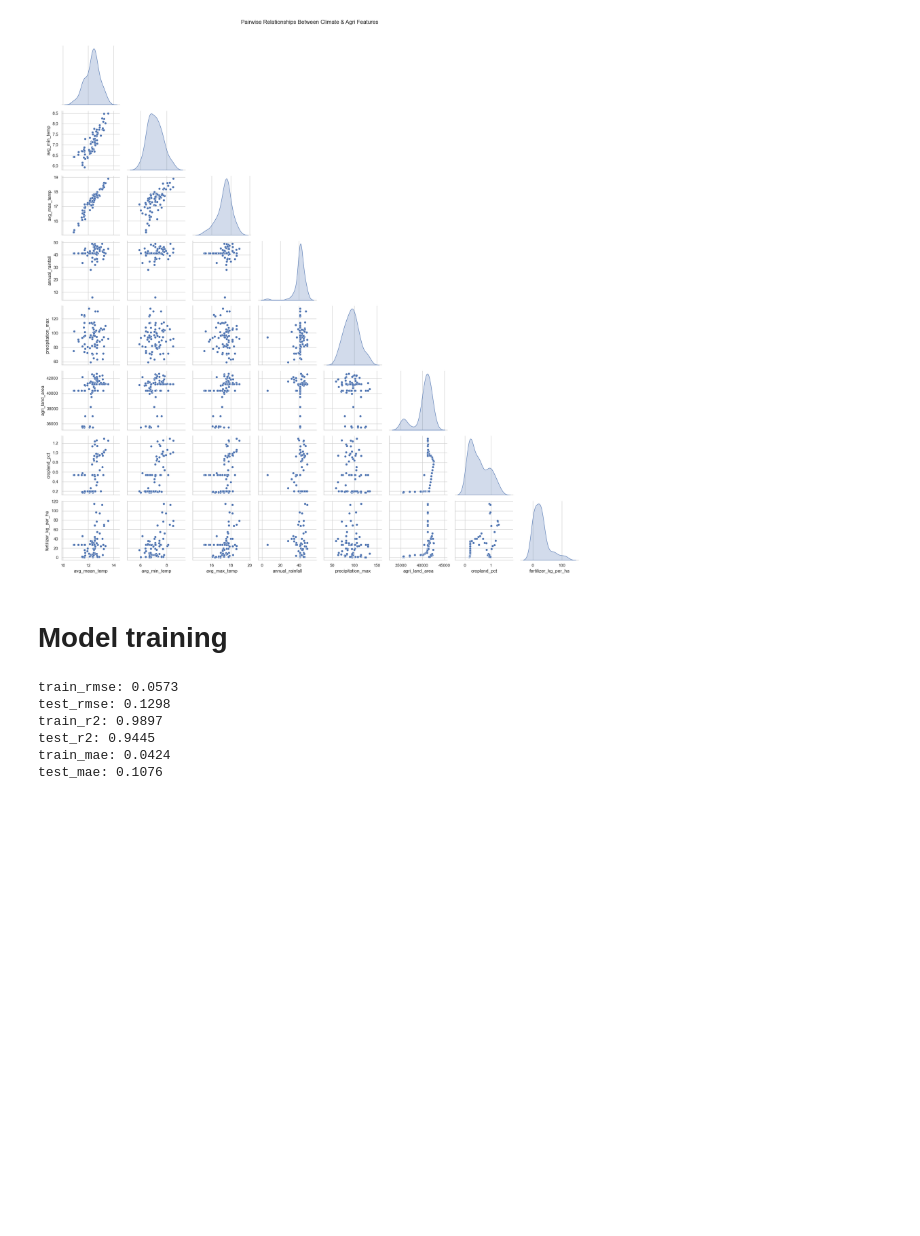
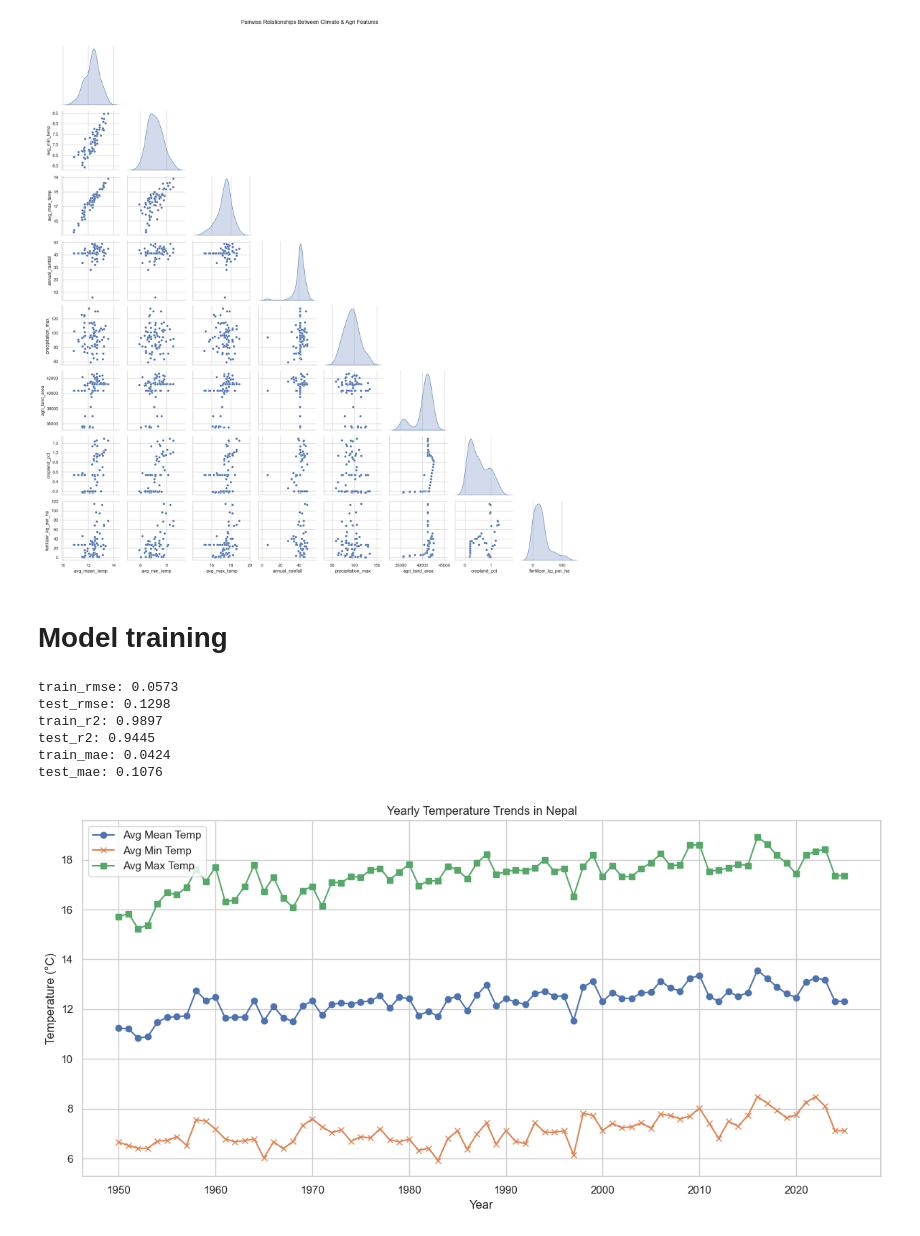
Before and after one commit to Omdena-NIC-Nepal/capstone-project-sabinvankathmandu, a Jupyter notebook: notebooks/datautils_exploration.ipynb, the cells around one changed output. Saved outputs shown, nothing was run; the diff lists cells and outputs as text; code cells hidden in the pictures; blank space fills up the shorter version.

Commit message:
visualizaion notebooks wip

```diff
--- a/notebooks/datautils_exploration.ipynb
+++ b/notebooks/datautils_exploration.ipynb
@@ -86,7 +86,7 @@ y
 Name: avg_mean_temp, Length: 76, dtype: float64
 # %%
 # Set visual style
-sns.set(style="whitegrid")
+sns.set_theme(style="whitegrid")
 plt.rcParams["figure.figsize"] = (10, 6)
 # %%
 def plot_eda(df):
@@ -304,3 +304,81 @@ train_r2: 0.9897
 test_r2: 0.9445
 train_mae: 0.0424
 test_mae: 0.1076
+# %%
+import pandas as pd
+import matplotlib.pyplot as plt
+import seaborn as sns
+
+# Load dataset
+
+
+# Set plot style
+sns.set_theme(style="whitegrid")
+
+# Plot 1: Yearly Temperature Trends (Mean, Min, Max)
+plt.figure(figsize=(12, 6))
+plt.plot(df['year'], df['avg_mean_temp'], label='Avg Mean Temp', marker='o')
+plt.plot(df['year'], df['avg_min_temp'], label='Avg Min Temp', marker='x')
+plt.plot(df['year'], df['avg_max_temp'], label='Avg Max Temp', marker='s')
+plt.xlabel('Year')
+plt.ylabel('Temperature (°C)')
+plt.title('Yearly Temperature Trends in Nepal')
+plt.legend()
+plt.tight_layout()
+plt.show()
+
+# Plot 2: Yearly Relative Humidity
+plt.figure(figsize=(10, 5))
+sns.lineplot(data=df, x='year', y='relative_humidity', marker='o', color='teal')
+plt.title('Yearly Relative Humidity in Nepal')
+plt.ylabel('Relative Humidity (%)')
+plt.xlabel('Year')
+plt.tight_layout()
+plt.show()
+
+# Plot 3: Yearly Precipitation and Rainfall
+plt.figure(figsize=(12, 6))
+plt.plot(df['year'], df['precipitation_max'], label='Max Precipitation', marker='D')
+plt.plot(df['year'], df['annual_rainfall'], label='Annual Rainfall', marker='^')
+plt.xlabel('Year')
+plt.ylabel('Precipitation (mm)')
+plt.title('Yearly Precipitation and Rainfall in Nepal')
+plt.legend()
+plt.tight_layout()
+plt.show()
+
+# Plot 4: Agricultural Land Area Over Time
+plt.figure(figsize=(10, 5))
+sns.lineplot(data=df, x='year', y='agri_land_area', marker='s', color='green')
+plt.title('Agricultural Land Area Over Years in Nepal')
+plt.ylabel('Agri Land Area')
+plt.xlabel('Year')
+plt.tight_layout()
+plt.show()
+
+# Plot 5: Fertilizer Use Over Time
+plt.figure(figsize=(10, 5))
+sns.lineplot(data=df, x='year', y='fertilizer_kg_per_ha', marker='^', color='orange')
+plt.title('Fertilizer Usage Over Years in Nepal')
+plt.ylabel('Fertilizer (kg/ha)')
+plt.xlabel('Year')
+plt.tight_layout()
+plt.show()
+
+# Plot 6: Population Density Growth
+plt.figure(figsize=(10, 5))
+sns.lineplot(data=df, x='year', y='population_density', marker='o', color='purple')
+plt.title('Population Density Growth in Nepal')
+plt.ylabel('People per sq.km')
+plt.xlabel('Year')
+plt.tight_layout()
+plt.show()
+
+# Plot 7: Correlation Heatmap
+plt.figure(figsize=(12, 8))
+sns.heatmap(df.corr(numeric_only=True), annot=True, cmap='coolwarm', fmt=".2f", linewidths=0.5)
+plt.title('Correlation Heatmap of Climate Indicators')
+plt.tight_layout()
+plt.show()
+# %% [output]
+[figure, added]
```
Also changed, not shown: parts of 1 cell of this notebook.
